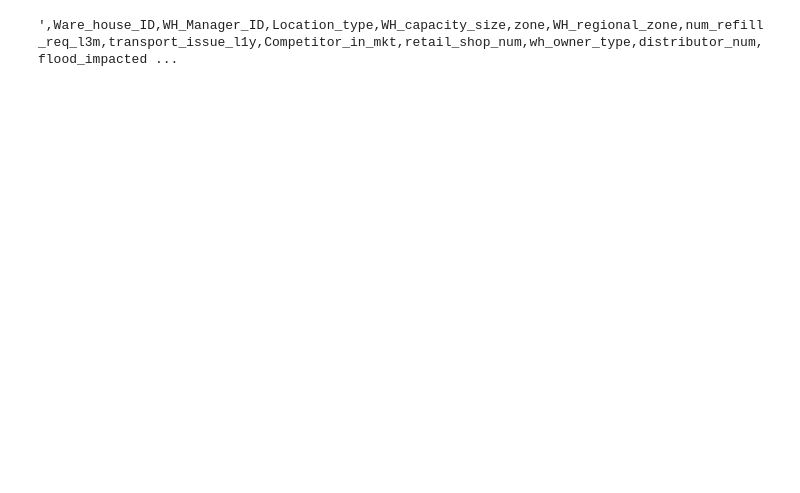
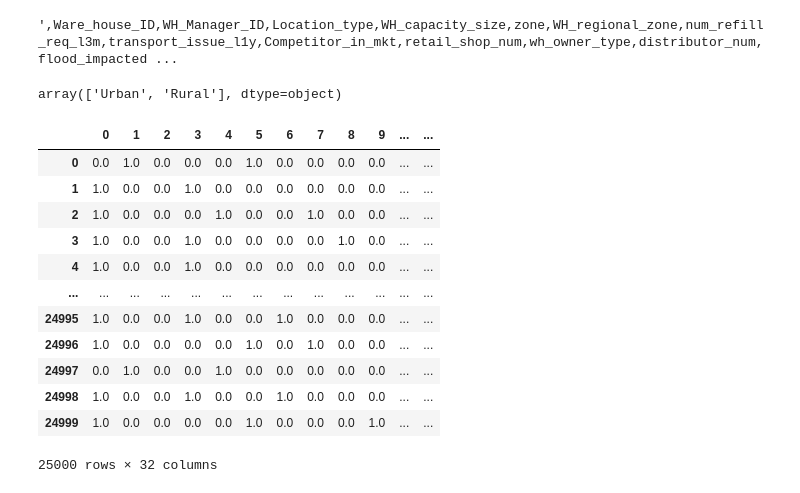
Before and after one commit to ArvindVasa14/supply_chain_management, a Jupyter notebook: research/train.ipynb, the cells around one changed output. Cells and saved outputs as stored; diff of their text form; code cells hidden in the pictures; blank space fills up the shorter version.

```diff
--- a/research/train.ipynb
+++ b/research/train.ipynb
@@ -48,3 +52,50 @@ train_df.head()
 train_df.to_csv()
 # %% [output]
 ',Ware_house_ID,WH_Manager_ID,Location_type,WH_capacity_size,zone,WH_regional_zone,num_refill_req_l3m,transport_issue_l1y,Competitor_in_mkt,retail_shop_num,wh_owner_type,distributor_num,flood_impacted ...
+# %%
+df= pd.read_csv(r'artifacts\data\data.csv')
+# %%
+df['Location_type'].unique()
+# %% [output]
+array(['Urban', 'Rural'], dtype=object)
+# %%
+from sklearn.compose import ColumnTransformer
+from sklearn.pipeline import Pipeline
+from sklearn.preprocessing import LabelEncoder, OneHotEncoder, OrdinalEncoder, StandardScaler
+
+columns= ['num_refill_req_l3m', 'transport_issue_l1y', 'Competitor_in_mkt',
+       'retail_shop_num', 'distributor_num', 'flood_impacted',
+       'flood_proof', 'electric_supply', 'dist_from_hub', 'workers_num',
+       'storage_issue_reported_l3m', 'temp_reg_mach',
+        'wh_breakdown_l3m', 'govt_check_l3m',
+        ]
+nominal_features= ['Location_type','zone','WH_regional_zone','wh_owner_type']
+ordinal_features= ['WH_capacity_size','approved_wh_govt_certificate']
+
+
+preprocessor= ColumnTransformer(
+            transformers=[
+                ('OneHotEncoding', OneHotEncoder(), nominal_features),
+                ('LabelEncoding', OrdinalEncoder(), ordinal_features),
+                ('StandardScaler', StandardScaler(), columns),
+
+            ], remainder='passthrough'
+        )
+# %%
+df2= pd.DataFrame(preprocessor.fit_transform(df))
+# %%
+df2
+# %% [output]
+|  | 0 | 1 | 2 | 3 | 4 | 5 | 6 | 7 | 8 | 9 | ... | ... |
+| 0 | 0.0 | 1.0 | 0.0 | 0.0 | 0.0 | 1.0 | 0.0 | 0.0 | 0.0 | 0.0 | ... | ... |
+| 1 | 1.0 | 0.0 | 0.0 | 1.0 | 0.0 | 0.0 | 0.0 | 0.0 | 0.0 | 0.0 | ... | ... |
+| 2 | 1.0 | 0.0 | 0.0 | 0.0 | 1.0 | 0.0 | 0.0 | 1.0 | 0.0 | 0.0 | ... | ... |
+| 3 | 1.0 | 0.0 | 0.0 | 1.0 | 0.0 | 0.0 | 0.0 | 0.0 | 1.0 | 0.0 | ... | ... |
+| 4 | 1.0 | 0.0 | 0.0 | 1.0 | 0.0 | 0.0 | 0.0 | 0.0 | 0.0 | 0.0 | ... | ... |
+| ... | ... | ... | ... | ... | ... | ... | ... | ... | ... | ... | ... | ... |
+| 24995 | 1.0 | 0.0 | 0.0 | 1.0 | 0.0 | 0.0 | 1.0 | 0.0 | 0.0 | 0.0 | ... | ... |
+| 24996 | 1.0 | 0.0 | 0.0 | 0.0 | 0.0 | 1.0 | 0.0 | 1.0 | 0.0 | 0.0 | ... | ... |
+| 24997 | 0.0 | 1.0 | 0.0 | 0.0 | 1.0 | 0.0 | 0.0 | 0.0 | 0.0 | 0.0 | ... | ... |
+| 24998 | 1.0 | 0.0 | 0.0 | 1.0 | 0.0 | 0.0 | 1.0 | 0.0 | 0.0 | 0.0 | ... | ... |
+| 24999 | 1.0 | 0.0 | 0.0 | 0.0 | 0.0 | 1.0 | 0.0 | 0.0 | 0.0 | 1.0 | ... | ... |
+25000 rows × 32 columns
```
Also changed, not shown: parts of 1 cell of this notebook, 7 other files.
